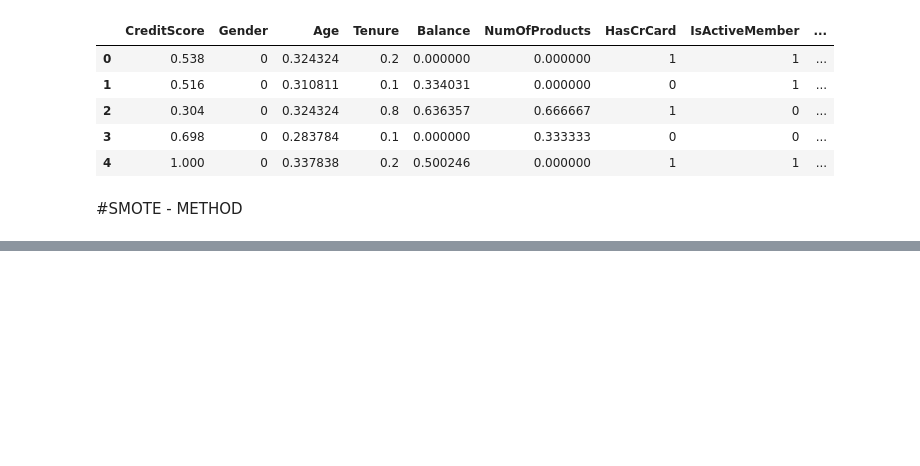
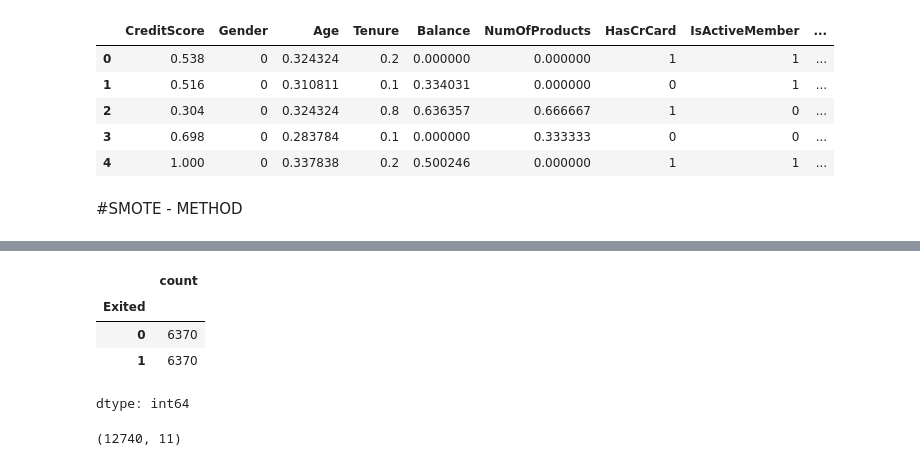
Before and after one commit to babatundeibukun/DEEP-LEARNING-PROJECT---COMPUTER, a Jupyter notebook: solving_data_imbalance_with_smote_method.ipynb, the cells around one changed output, grey strips where cells are left out. Cells and saved outputs as stored; diff of their text form; code cells hidden in the pictures; blank space fills up the shorter version.

```diff
--- a/solving_data_imbalance_with_smote_method.ipynb
+++ b/solving_data_imbalance_with_smote_method.ipynb
@@ -148,0 +165,12 @@ X_
+# %%
+y_resampled.value_counts()
+# %% [output]
+|  | count |
+| Exited |  |
+| 0 | 6370 |
+| 1 | 6370 |
+dtype: int64
+# %%
+X_resampled.shape
+# %% [output]
+(12740, 11)
```
Also changed, not shown: parts of 15 cells of this notebook.
